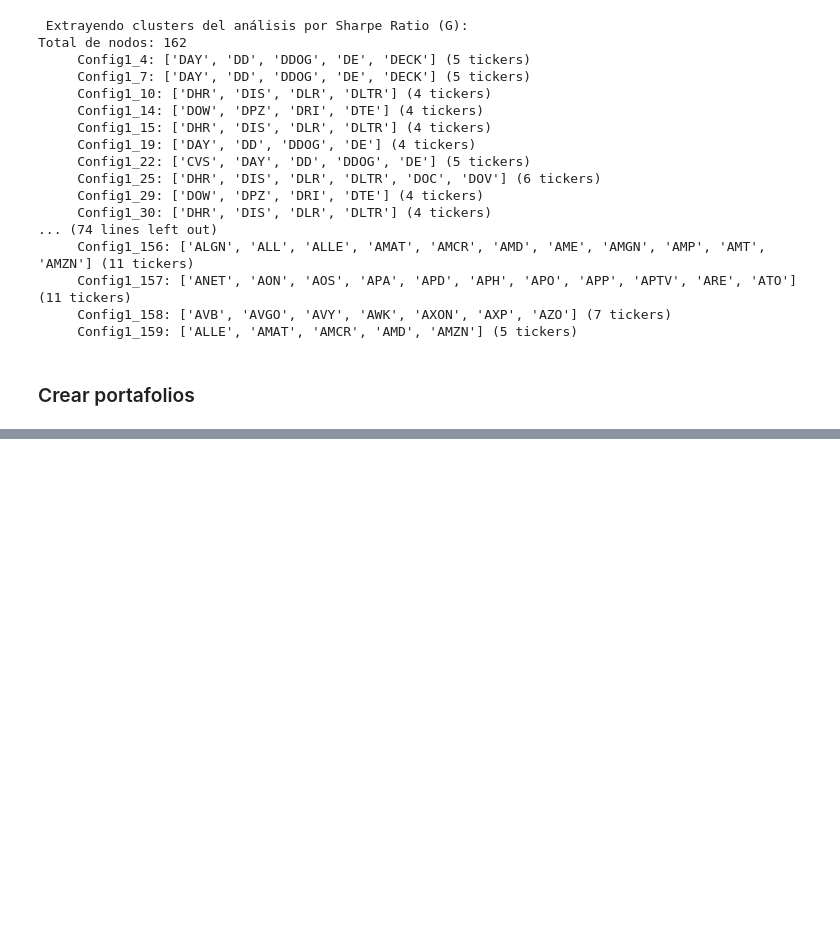
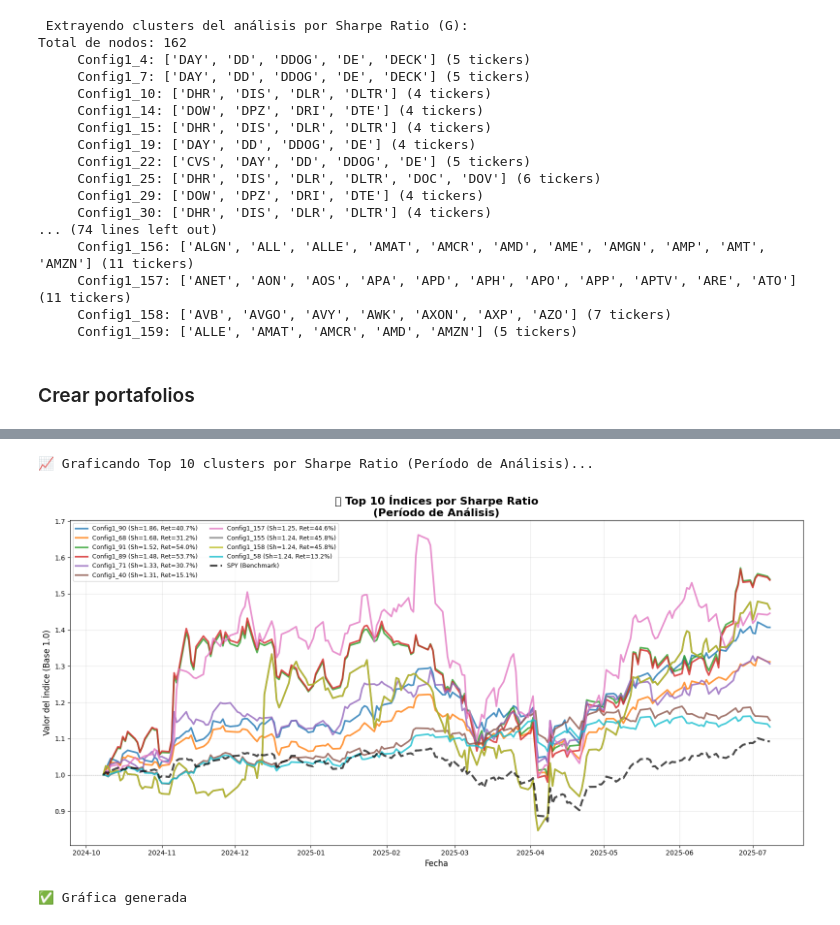
Before and after one commit to AlfDur20/Estancia_Alfredo, a Jupyter notebook: Mapper_v5.ipynb, the cells around one changed output, grey strips where cells are left out. Drawn from its saved outputs; the diff is of its cells as text; code cells hidden in the pictures; blank space fills up the shorter version.

```diff
--- a/Mapper_v5.ipynb
+++ b/Mapper_v5.ipynb
@@ -257,3 +266,24 @@ print(f"   📊 Período de validación: {validation_data.shape} (desde {AN_DATE
    📊 Total: (250, 503) (desde 2024-10-08 hasta 2025-10-08)
    📊 Período de análisis: (186, 503) (desde 2024-10-08 hasta 2025-07-08)
    📊 Período de validación: (65, 503) (desde 2025-07-08 hasta 2025-10-08)
+# %%
+# Descargar SPY para benchmark
+SPY_data = yf.download('SPY', start=START_DATE, end=END_DATE, auto_adjust=True)['Close']
+
+# Verificar si es Serie o DataFrame y convertir apropiadamente
+if isinstance(SPY_data, pd.Series):
+    SPY = SPY_data.to_frame(name='SPY')
+else:
+    # Si ya es DataFrame, asegurarse que la columna se llame 'SPY'
+    SPY = SPY_data.to_frame() if len(SPY_data.shape) == 1 else SPY_data
+    if 'SPY' not in SPY.columns:
+        SPY.columns = ['SPY']
+
+# Dividir en períodos
+SPY_analysis = SPY.loc[START_DATE:AN_DATE]
+SPY_validation = SPY.loc[AN_DATE:END_DATE]
+
+print(f"✅ SPY descargado:")
+print(f"   📊 SPY_analysis: {SPY_analysis.shape}")
+print(f"   📊 SPY_validation: {SPY_validation.shape}")
+print(f"   📋 Columnas: {SPY_analysis.columns.tolist()}")
@@ -695,3 +883,18 @@ validation_data
+# %%
+# Visualizar los mejores 10 índices del PERÍODO DE ANÁLISIS usando función estandarizada
+top_10_clusters_analysis = summary_df.head(10)['Cluster'].tolist()
+
+plot_top_clusters_same_period(
+    cluster_indices_dict=cluster_indices,
+    top_clusters_list=top_10_clusters_analysis,
+    data_for_spy=SPY_analysis,
+    period_name="Análisis",
+    ranking_metric="Sharpe Ratio"
+)
+# %% [output]
+📈 Graficando Top 10 clusters por Sharpe Ratio (Período de Análisis)...
+[figure, added]
+✅ Gráfica generada
 # %%
 # Paso 1: Verificar que tenemos todos los datos necesarios
 print("🔍 Verificando datos necesarios...")
```
Also changed, not shown: parts of 19 cells of this notebook, 1 other file.
